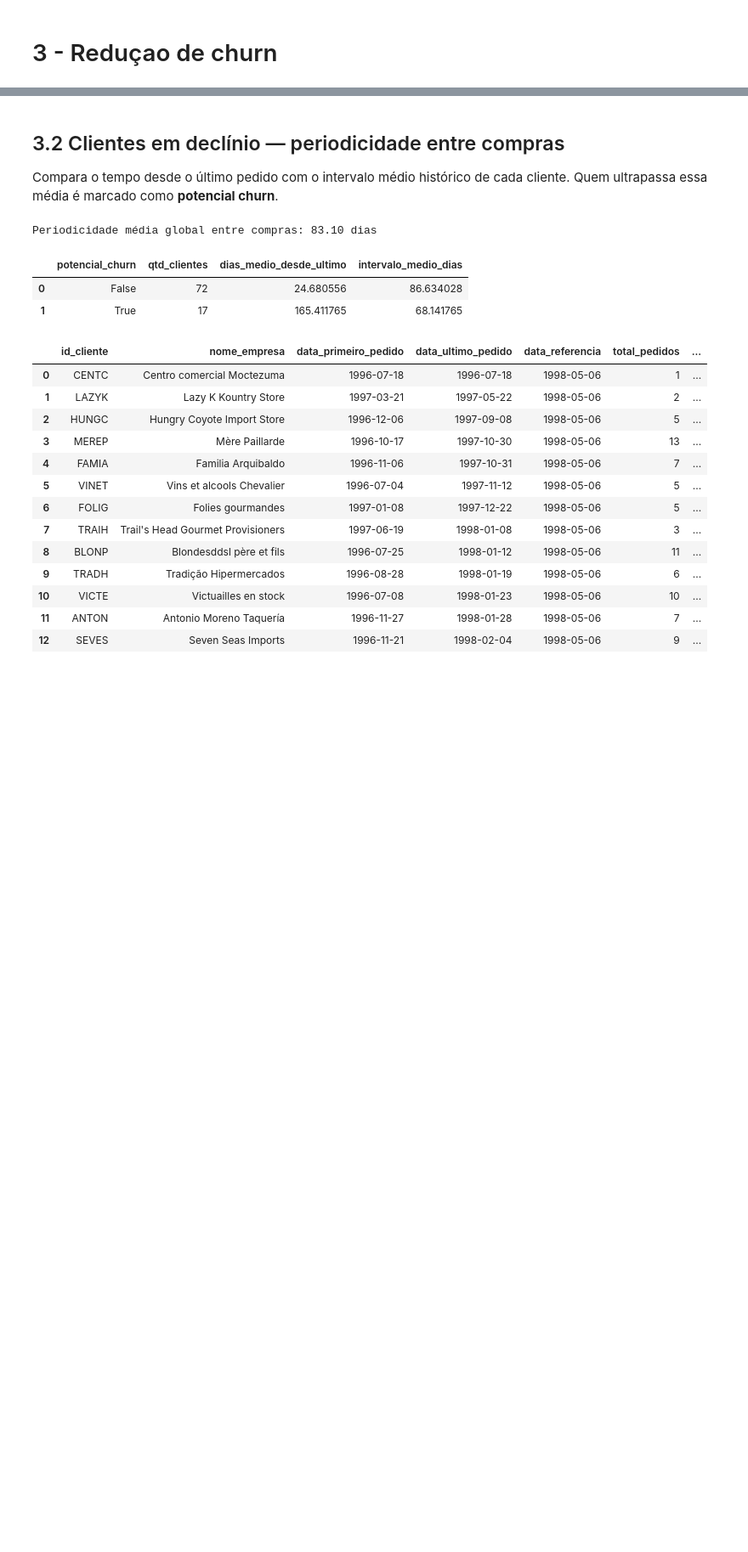
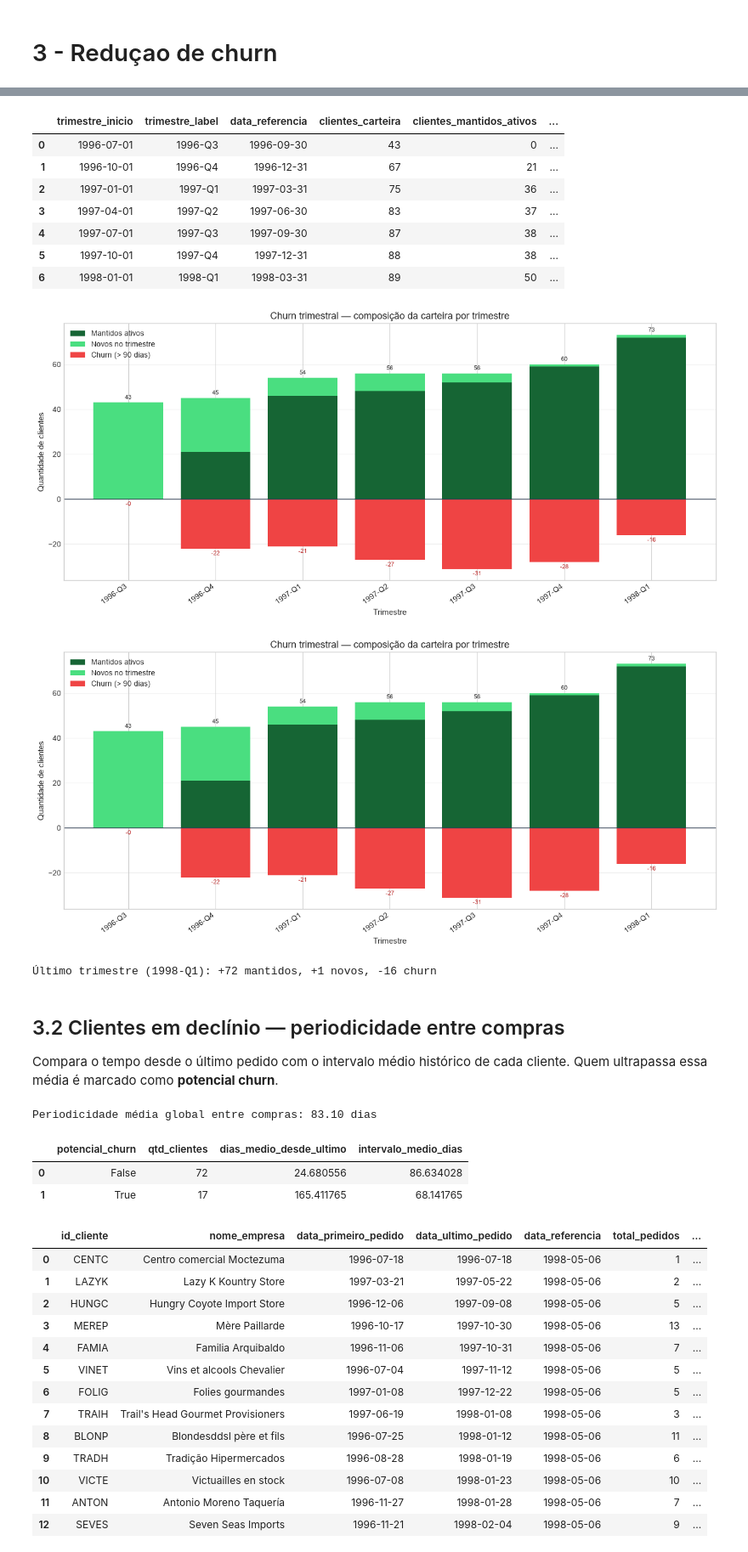
Before and after one commit to thalesluizbraga/dbt_northwind, a Jupyter notebook: 5-bi_report/northwind_analyses.ipynb, the cells around one changed output, grey strips where cells are left out. Shown at 85% size. Drawn from its saved outputs; the diff is of its cells as text; code cells hidden in the pictures; blank space fills up the shorter version.

```diff
--- a/5-bi_report/northwind_analyses.ipynb
+++ b/5-bi_report/northwind_analyses.ipynb
@@ -346,3 +384,59 @@ FileNotFoundError: [Errno 2] No such file or directory: 'C:\\Users\\User\\Docume
+# %%
+df_churn_trim = run_sql("06_churn_trimestral.sql")
+df_churn_trim.to_csv(OUTPUT_DIR / "06_churn_trimestral.csv", index=False, encoding="utf-8-sig")
+display(df_churn_trim)
+
+fig, ax = plt.subplots(figsize=(13, 6))
+x = range(len(df_churn_trim))
+labels = df_churn_trim["trimestre_label"]
+
+mantidos = df_churn_trim["clientes_mantidos_ativos"] + df_churn_trim["clientes_reativados"]
+novos = df_churn_trim["clientes_novos"]
+churn = df_churn_trim["clientes_churn"]
+
+ax.bar(x, mantidos, label="Mantidos ativos", color="#166534")
+ax.bar(x, novos, bottom=mantidos, label="Novos no trimestre", color="#4ade80")
+ax.bar(x, -churn, label="Churn (> 90 dias)", color="#ef4444")
+
+ax.axhline(0, color="#334155", linewidth=1)
+ax.set_title("Churn trimestral — composição da carteira por trimestre")
+ax.set_xlabel("Trimestre")
+ax.set_ylabel("Quantidade de clientes")
+ax.set_xticks(list(x))
+ax.set_xticklabels(labels, rotation=35, ha="right")
+ax.legend(loc="upper left")
+ax.grid(axis="y", alpha=0.3)
+
+for i, (m, n, c) in enumerate(zip(mantidos, novos, churn)):
+    total_pos = m + n
+    ax.text(i, total_pos + 1, f"{int(total_pos)}", ha="center", va="bottom", fontsize=8)
+    ax.text(i, -c - 1, f"-{int(c)}", ha="center", va="top", fontsize=8, color="#b91c1c")
+
+fig.tight_layout()
+fig.savefig(OUTPUT_DIR / "06_churn_trimestral.png", dpi=150)
+display(fig)
+plt.show()
+plt.close(fig)
+
+ultimo = df_churn_trim.iloc[-1]
+print(
+    f"Último trimestre ({ultimo['trimestre_label']}): "
+    f"+{int(ultimo['clientes_mantidos_ativos'] + ultimo['clientes_reativados'])} mantidos, "
+    f"+{int(ultimo['clientes_novos'])} novos, "
+    f"-{int(ultimo['clientes_churn'])} churn"
+)
+# %% [output]
+|  | trimestre_inicio | trimestre_label | data_referencia | clientes_carteira | clientes_mantidos_ativos | ... |
+| 0 | 1996-07-01 | 1996-Q3 | 1996-09-30 | 43 | 0 | ... |
+| 1 | 1996-10-01 | 1996-Q4 | 1996-12-31 | 67 | 21 | ... |
+| 2 | 1997-01-01 | 1997-Q1 | 1997-03-31 | 75 | 36 | ... |
+| 3 | 1997-04-01 | 1997-Q2 | 1997-06-30 | 83 | 37 | ... |
+| 4 | 1997-07-01 | 1997-Q3 | 1997-09-30 | 87 | 38 | ... |
+| 5 | 1997-10-01 | 1997-Q4 | 1997-12-31 | 88 | 38 | ... |
+| 6 | 1998-01-01 | 1998-Q1 | 1998-03-31 | 89 | 50 | ... |
+[figure, added]
+[figure, added]
+Último trimestre (1998-Q1): +72 mantidos, +1 novos, -16 churn
 # %% [markdown]
 ## 3.2 Clientes em declínio — periodicidade entre compras
 
```
Also changed, not shown: parts of 12 cells of this notebook, 15 other files.
